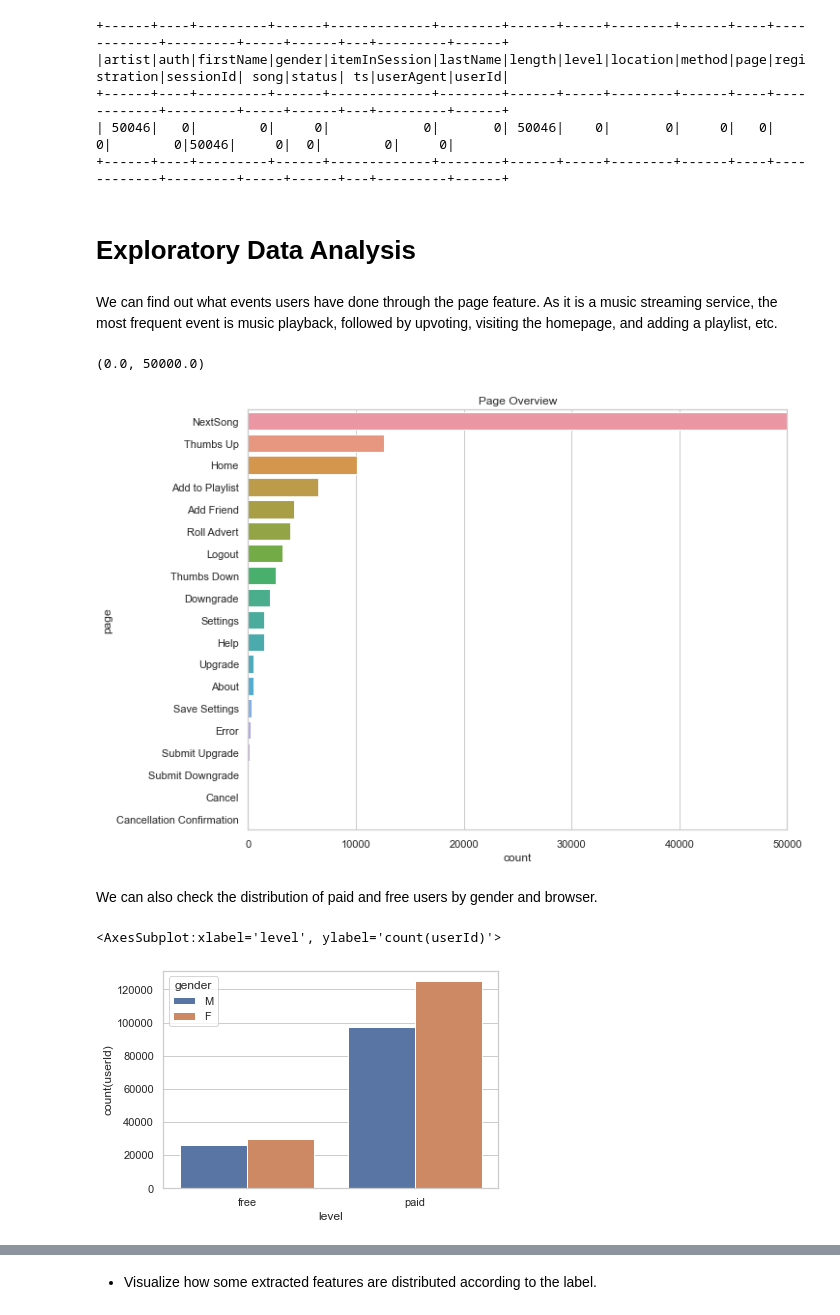
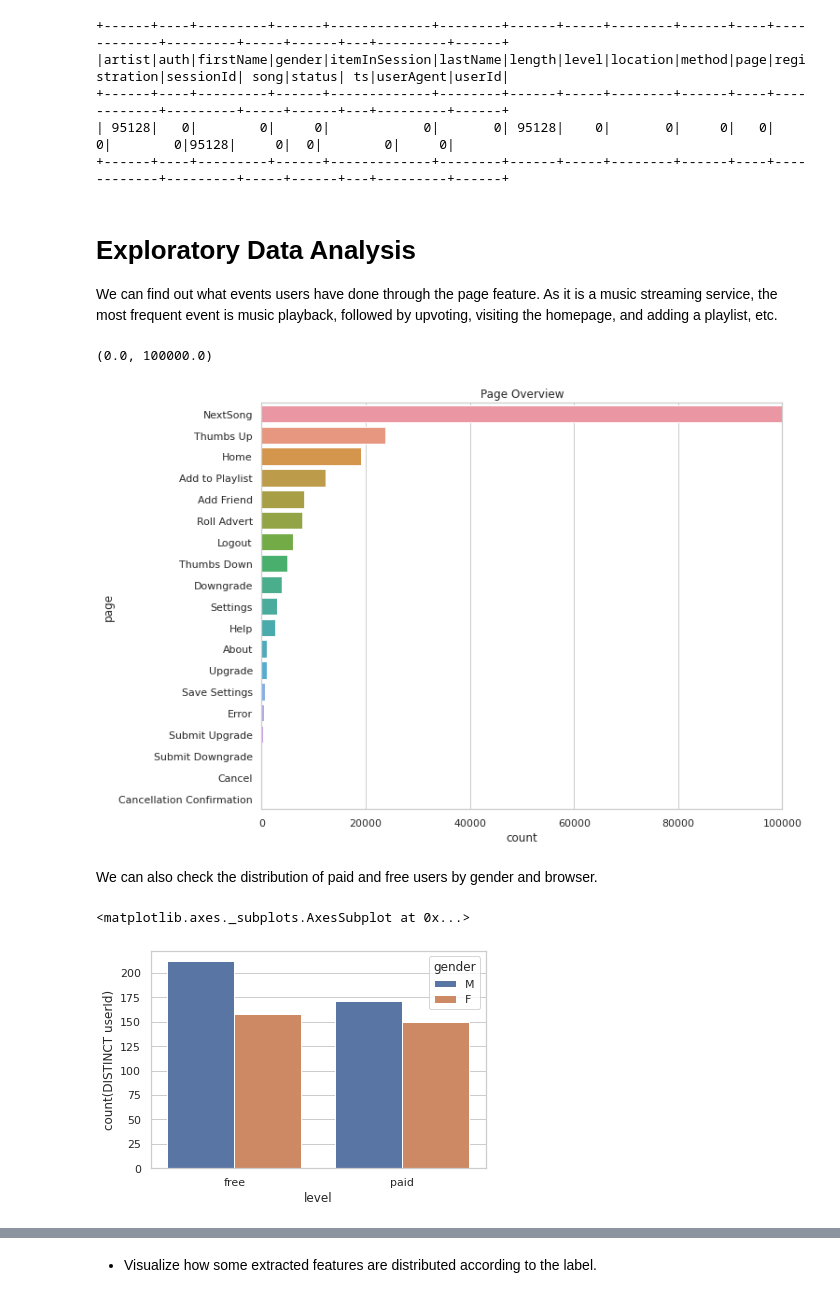
Before and after one commit to stillqe/sparkify, a Jupyter notebook: Sparkify.ipynb, the cells around one changed output, grey strips where cells are left out. Saved outputs shown, nothing was run; the diff lists cells and outputs as text; code cells hidden in the pictures.

```diff
--- a/Sparkify.ipynb
+++ b/Sparkify.ipynb
@@ -4,7 +4,7 @@ This workspace contains a tiny subset (128MB) of the full dataset available (12G
 # %%
-# import libraries
-from pyspark.sql import SparkSession
-from pyspark.sql.functions import avg, col, concat, count, desc, explode, lit, min, max, sum, split, stddev, udf, when, lag, isnull
+
+import ibmos2spark, os
+from pyspark.sql.functions import avg, col, concat, count, countDistinct, desc, explode, lit, min, max, sum, split, stddev, udf, when, lag, isnull
 from pyspark.sql.types import IntegerType
 from pyspark.ml.feature import RegexTokenizer, VectorAssembler, StandardScaler
 from pyspark.ml.regression import LinearRegression
@@ -17,16 +17,35 @@ from pyspark.ml.tuning import CrossValidator, ParamGridBuilder
 
 from pyspark.sql import Window
 
+import time
 import datetime
-
-import os
-
 import pandas as pd
 import seaborn as sns
 import matplotlib.pyplot as plt
 #set seaborn style
 sns.set(style="whitegrid")
+# @hidden_cell
 
-# Set spark environments
-os.environ['PYSPARK_PYTHON'] = '/Users/stillqe/anaconda/envs/Sparkify/bin/python3'
-os.environ['PYSPARK_DRIVER_PYTHON'] = '/Users/stillqe/anaconda/envs/Sparkify/bin/python3'
+if os.environ.get('RUNTIME_ENV_LOCATION_TYPE') == 'external':
+    endpoint_e742e3bd425e46d38f014ebdef88a08a = 'https://s3-api.us-geo.objectstorage.softlayer.net'
+else:
+    endpoint_e742e3bd425e46d38f014ebdef88a08a = 'https://s3-api.us-geo.objectstorage.service.networklayer.com'
+
+credentials = {
+    'endpoint': endpoint_e742e3bd425e46d38f014ebdef88a08a,
+    'service_id': 'iam-ServiceId-50c3394f-1ffd-4ff1-b04a-18ecf041e06c',
+    'iam_service_endpoint': 'https://iam.cloud.ibm.com/oidc/token',
+    'api_key': 'i1fYzUtHA_tNgpbEEg2Q0PD5Blw_nqnbP4wG1ESEhl7G'
+}
+
+configuration_name = 'os_e742e3bd425e46d38f014ebdef88a08a_configs'
+cos = ibmos2spark.CloudObjectStorage(sc, credentials, configuration_name, 'bluemix_cos')
+
+from pyspark.sql import SparkSession
+spark = SparkSession.builder.getOrCreate()
+# Since JSON data can be semi-structured and contain additional metadata, it is possible that you might face issues with the DataFrame layout.
+# Please read the documentation of 'SparkSession.read()' to learn more about the possibilities to adjust the data loading.
+# PySpark documentation: http://spark.apache.org/docs/2.0.2/api/python/pyspark.sql.html#pyspark.sql.DataFrameReader.json
+
+df = spark.read.json(cos.url('medium-sparkify-event-data.json', 'sparkify-donotdelete-pr-ipndny6fyhouwb'))
+df.take(5)
@@ -42,6 +61,4 @@ In this workspace, the mini-dataset file is `mini_sparkify_event_data.json`. Loa
 # %%
-sample = 'mini_sparkify_event_data.json'
-df = spark.read.json(sample)
 df.printSchema()
 print('Shape of Dataset: ' ,(df.count(), len(df.columns)))
 # %% [output]
@@ -84,24 +97,23 @@ count_missings(df)
 +------+----+---------+------+-------------+--------+------+-----+--------+------+----+------------+---------+-----+------+---+---------+------+
 |artist|auth|firstName|gender|itemInSession|lastName|length|level|location|method|page|registration|sessionId| song|status| ts|userAgent|userId|
 +------+----+---------+------+-------------+--------+------+-----+--------+------+----+------------+---------+-----+------+---+---------+------+
-| 50046|   0|        0|     0|            0|       0| 50046|    0|       0|     0|   0|           0|        0|50046|     0|  0|        0|     0|
+| 95128|   0|        0|     0|            0|       0| 95128|    0|       0|     0|   0|           0|        0|95128|     0|  0|        0|     0|
 +------+----+---------+------+-------------+--------+------+-----+--------+------+----+------------+---------+-----+------+---+---------+------+
-# %% [markdown]
-# Exploratory Data Analysis
 # %% [markdown]
+# Exploratory Data Analysis
 We can find out what events users have done through the page feature. As it is a music streaming service, the most frequent event is music playback, followed by upvoting, visiting the homepage, and adding a playlist, etc.
 # %%
 f, ax = plt.subplots(figsize=(10, 8))
 ax.set(title="Page Overview")
 sns.barplot(y='page', x='count',data=df.groupBy('page').count().orderBy(col('count').desc()).toPandas())
-ax.set_xlim(0,50000)
+ax.set_xlim(0,100000)
 # %% [output]
-(0.0, 50000.0)
+(0.0, 100000.0)
-[figure, old version]
+[figure, new version]
 # %% [markdown]
 We can also check the distribution of paid and free users by gender and browser.
 # %%
-sns.barplot(x='level',y='count(userId)',hue='gender', data=df.groupBy('level','gender').agg({'userId':'count'}).toPandas())
+sns.barplot(x='level',y='count(DISTINCT userId)',hue='gender', data=df.groupBy('level','gender').agg(countDistinct('userId')).toPandas())
 # %% [output]
-<AxesSubplot:xlabel='level', ylabel='count(userId)'>
+<matplotlib.axes._subplots.AxesSubplot at 0x...>
-[figure, old version]
+[figure, new version]
```
Also changed, not shown: parts of 27 cells of this notebook.
